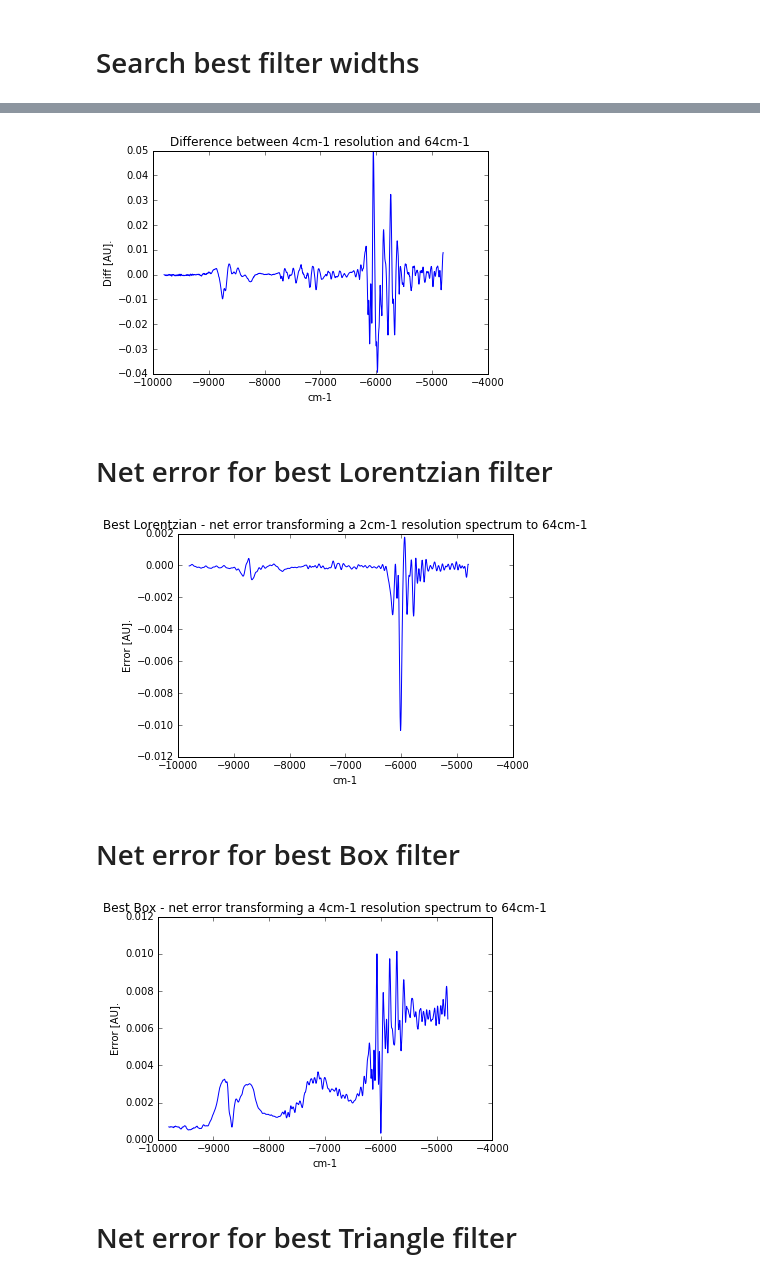
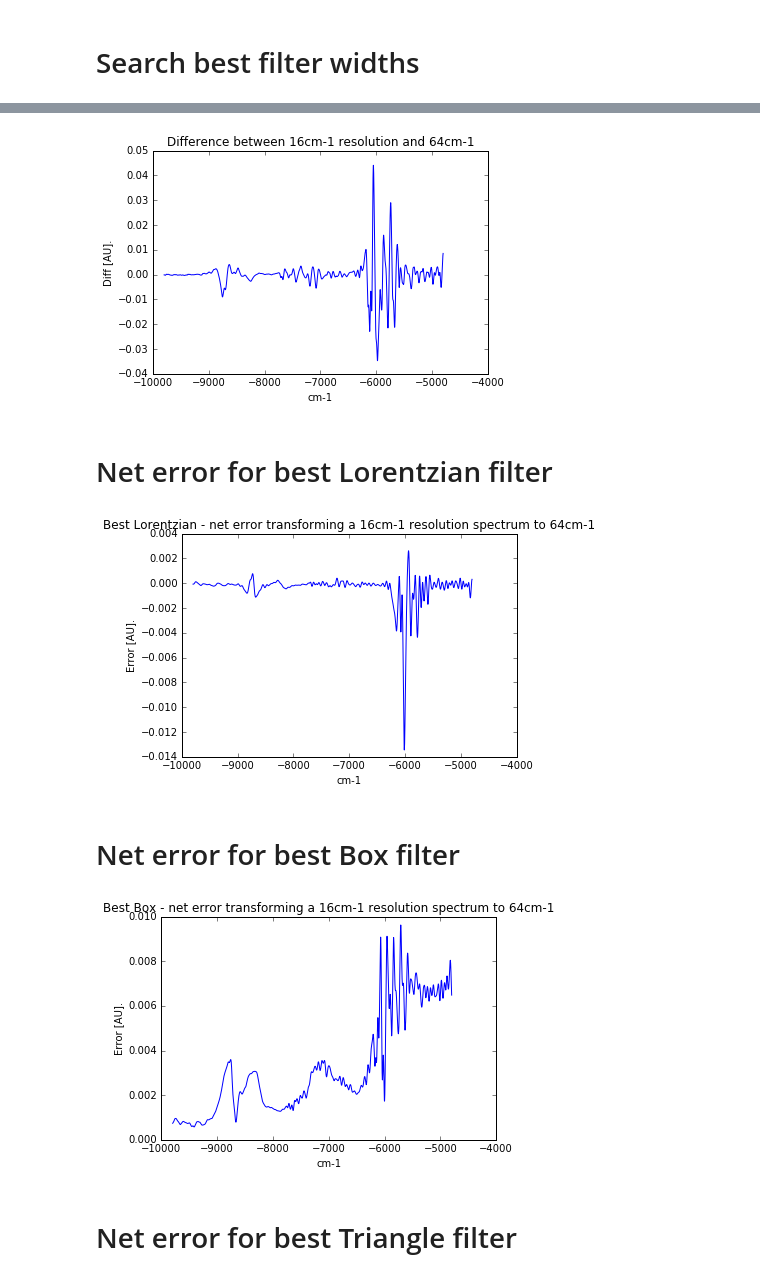
Before and after one commit to bmrg/convolute, a Jupyter notebook: Convolute.ipynb, the cells around one changed output, grey strips where cells are left out. Drawn from its saved outputs; the diff is of its cells as text; code cells hidden in the pictures.

```diff
--- a/Convolute.ipynb
+++ b/Convolute.ipynb
@@ -115,0 +116,9 @@ plt.show()
+# %%
+def makeFirFilter(resolution,width):
+    ticks = 128
+    result = signal.firwin(ticks,1/width)
+    result = np.divide(result,np.sum(result))
+    return result
+
+plt.plot(makeFirFilter(2,64))
+plt.show()
@@ -184,34 +235,34 @@ Best Gaussian width:49. Std:0.00124574924406
 # %%
-errOriginal = np.subtract(spectrum_res_64,spectrum_res_4)
+errOriginal = np.subtract(spectrum_res_64,spectrum_res_16)
 plt.plot(wn[400:-400],errOriginal[400:-400])
-plt.title('Difference between 4cm-1 resolution and 64cm-1')
+plt.title('Difference between 16cm-1 resolution and 64cm-1')
 plt.ylabel('Diff [AU].')
 plt.xlabel("cm-1")
 plt.show()
 # %% [output]
-[figure, old version]
+[figure, new version]
 # %% [markdown]
 # Net error for best Lorentzian filter
 # %%
-errBestLorentzian = np.subtract(spectrum_res_64,np.convolve(spectrum_res_4,makeLorentzianFilter(2,test_range[bestLorentzianIdx]),'same'))
+errBestLorentzian = np.subtract(spectrum_res_64,np.convolve(spectrum_res_16,makeLorentzianFilter(2,test_range[bestLorentzianIdx]),'same'))
 plt.plot(wn[400:-400],errBestLorentzian[400:-400])
-plt.title('Best Lorentzian - net error transforming a 4cm-1 resolution spectrum to 64cm-1')
+plt.title('Best Lorentzian - net error transforming a 16cm-1 resolution spectrum to 64cm-1')
 plt.ylabel('Error [AU].')
 plt.xlabel("cm-1")
 plt.show()
 # %% [output]
-[figure, old version]
+[figure, new version]
 # %% [markdown]
 # Net error for best Box filter
 # %%
-errBestBox = np.subtract(spectrum_res_64,np.convolve(spectrum_res_4,makeBoxFilter(2,test_range[bestBoxIdx]),'same'))
+errBestBox = np.subtract(spectrum_res_64,np.convolve(spectrum_res_16,makeBoxFilter(2,test_range[bestBoxIdx]),'same'))
 plt.plot(wn[400:-400],errBestBox[400:-400])
-plt.title('Best Box - net error transforming a 4cm-1 resolution spectrum to 64cm-1')
+plt.title('Best Box - net error transforming a 16cm-1 resolution spectrum to 64cm-1')
 plt.ylabel('Error [AU].')
 plt.xlabel("cm-1")
 plt.show()
 # %% [output]
-[figure, old version]
+[figure, new version]
 # %% [markdown]
 # Net error for best Triangle filter
 # %%
```
Also changed, not shown: parts of 8 cells of this notebook, 1 other file.
